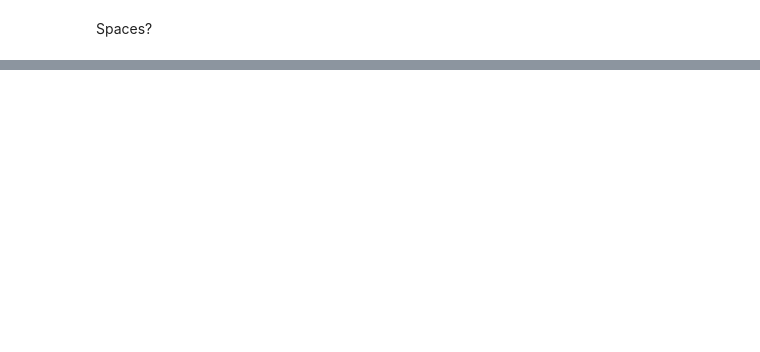
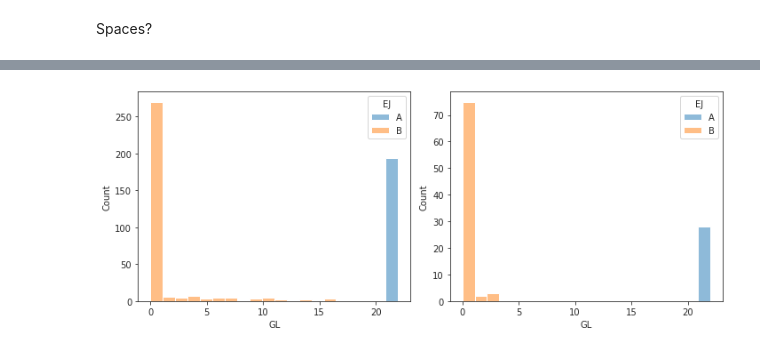
Before and after one commit to orsha1/Kaggle-ICR, a Jupyter notebook: main2.ipynb, the cells around one changed output, grey strips where cells are left out. Saved outputs shown, nothing was run; the diff lists cells and outputs as text; code cells hidden in the pictures; blank space fills up the shorter version.

```diff
--- a/main2.ipynb
+++ b/main2.ipynb
@@ -149,0 +152,7 @@ sns.despine()
+# %%
+fig, ax = plt.subplots(ncols = 2, nrows = 1, figsize = (10, 4))
+sns.histplot(data = train[train['Class'] == 0], x = 'GL', hue = 'EJ', ax = ax[0], hue_order = ['A', 'B'], bins = 20)
+sns.histplot(data = train[train['Class'] == 1], x = 'GL', hue = 'EJ', ax = ax[1], hue_order = ['A', 'B'], bins = 20)
+plt.tight_layout()
+# %% [output]
+[figure, added]
```
Also changed, not shown: parts of 12 cells of this notebook.
